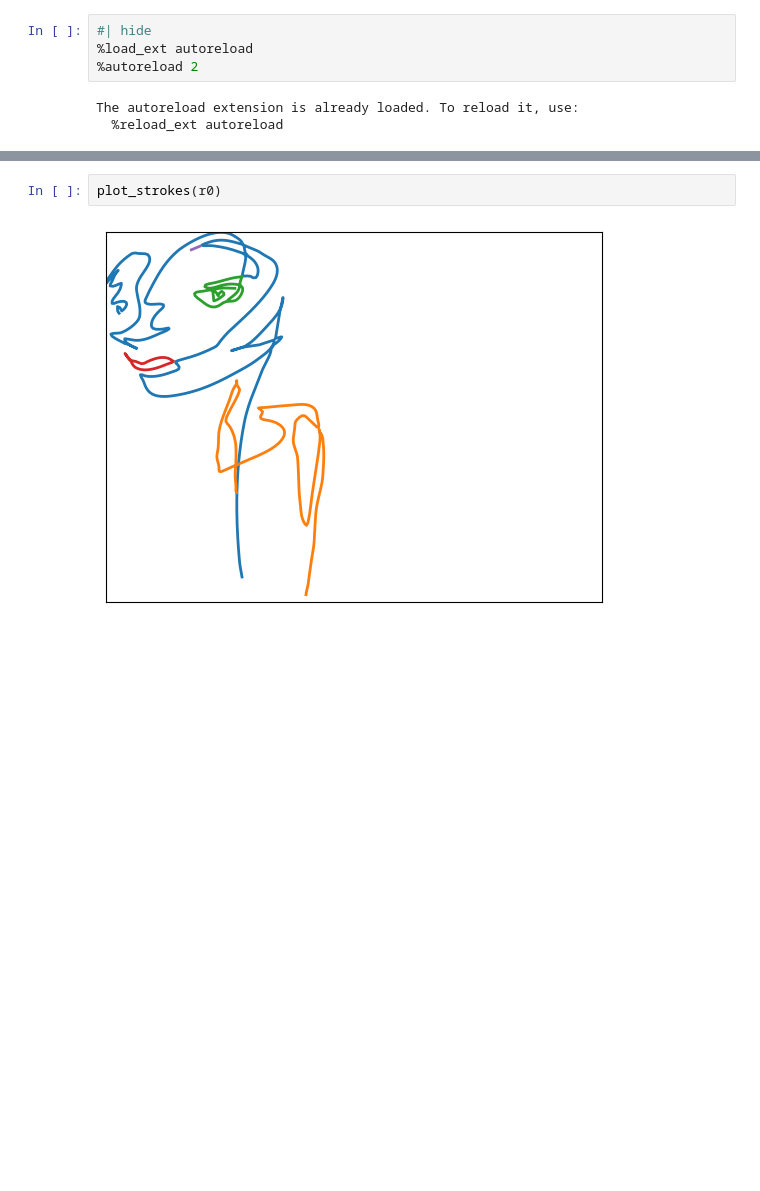
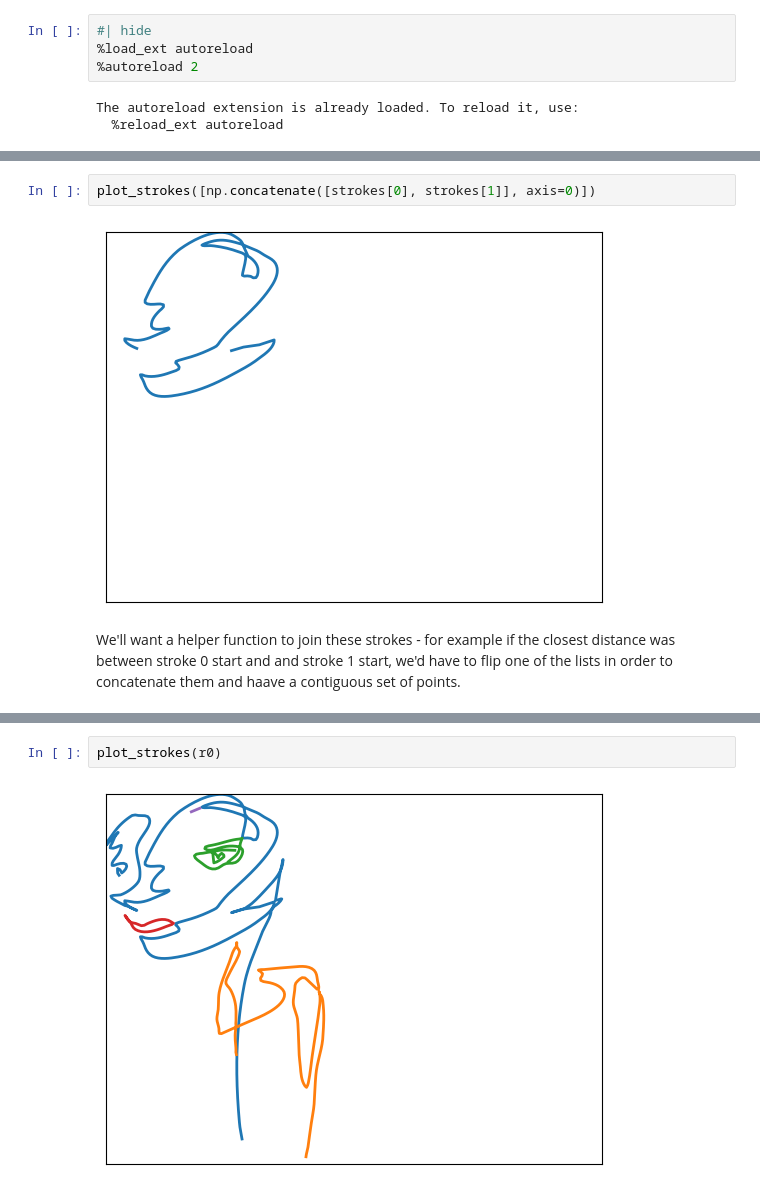
Before and after one commit to andrewlook/singleline_dataset, a Jupyter notebook: nbs/05a_path_joining.ipynb, the cells around one changed output, grey strips where cells are left out. Cells and saved outputs as stored; diff of their text form; blank space fills up the shorter version.

```diff
--- a/nbs/05a_path_joining.ipynb
+++ b/nbs/05a_path_joining.ipynb
@@ -159,0 +98,6 @@ def merge_closest_strokes(strokes, dist_threshold=10.0):
+# %%
+plot_strokes([np.concatenate([strokes[0], strokes[1]], axis=0)])
+# %% [output]
+[figure, added]
+# %% [markdown]
+We'll want a helper function to join these strokes - for example if the closest distance was between stroke 0 start and and stroke 1 start, we'd have to flip one of the lists in order to concatenate them and haave a contiguous set of points.
```
Also changed, not shown: parts of 34 cells of this notebook, 4 other files.
